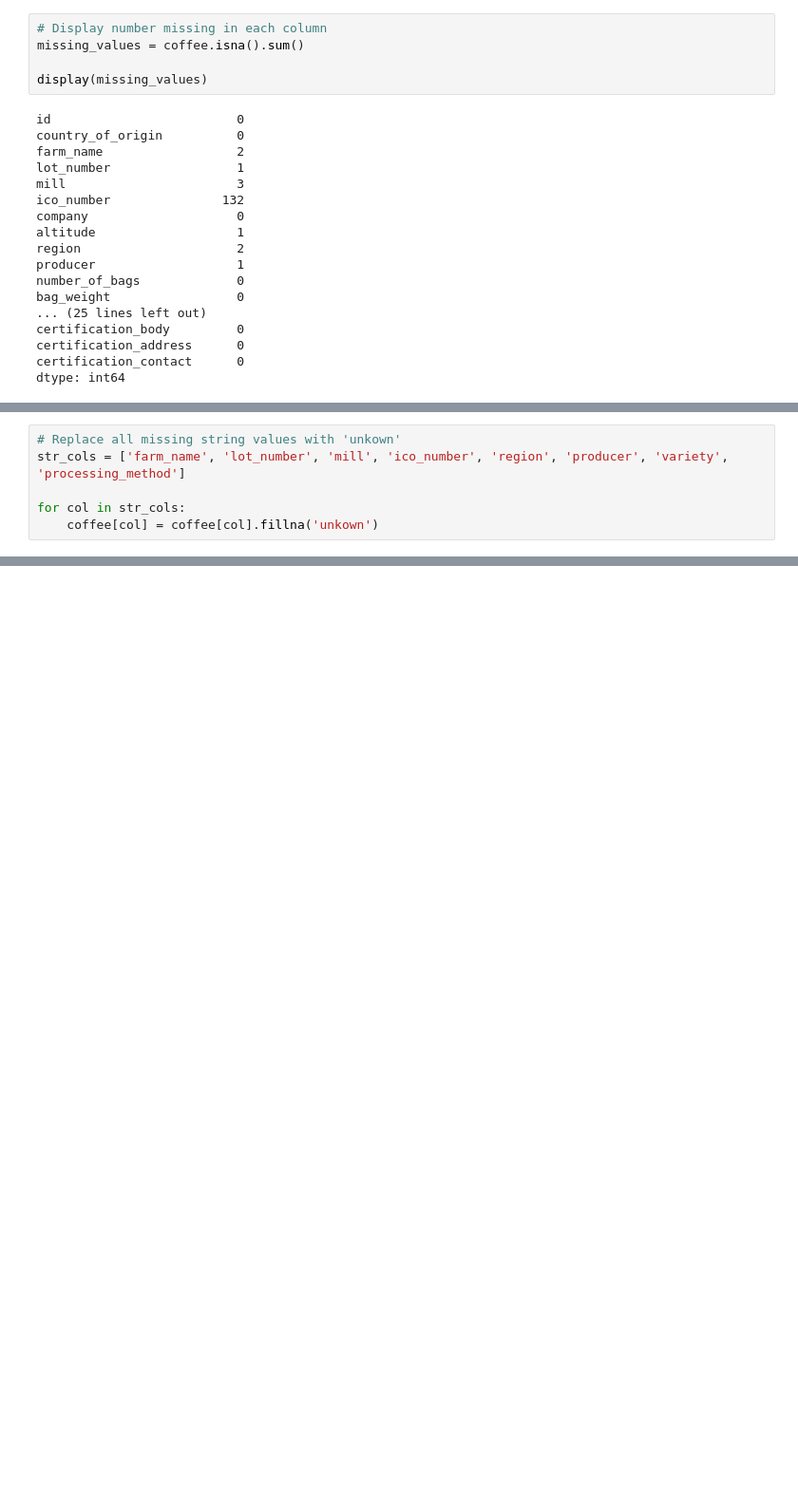
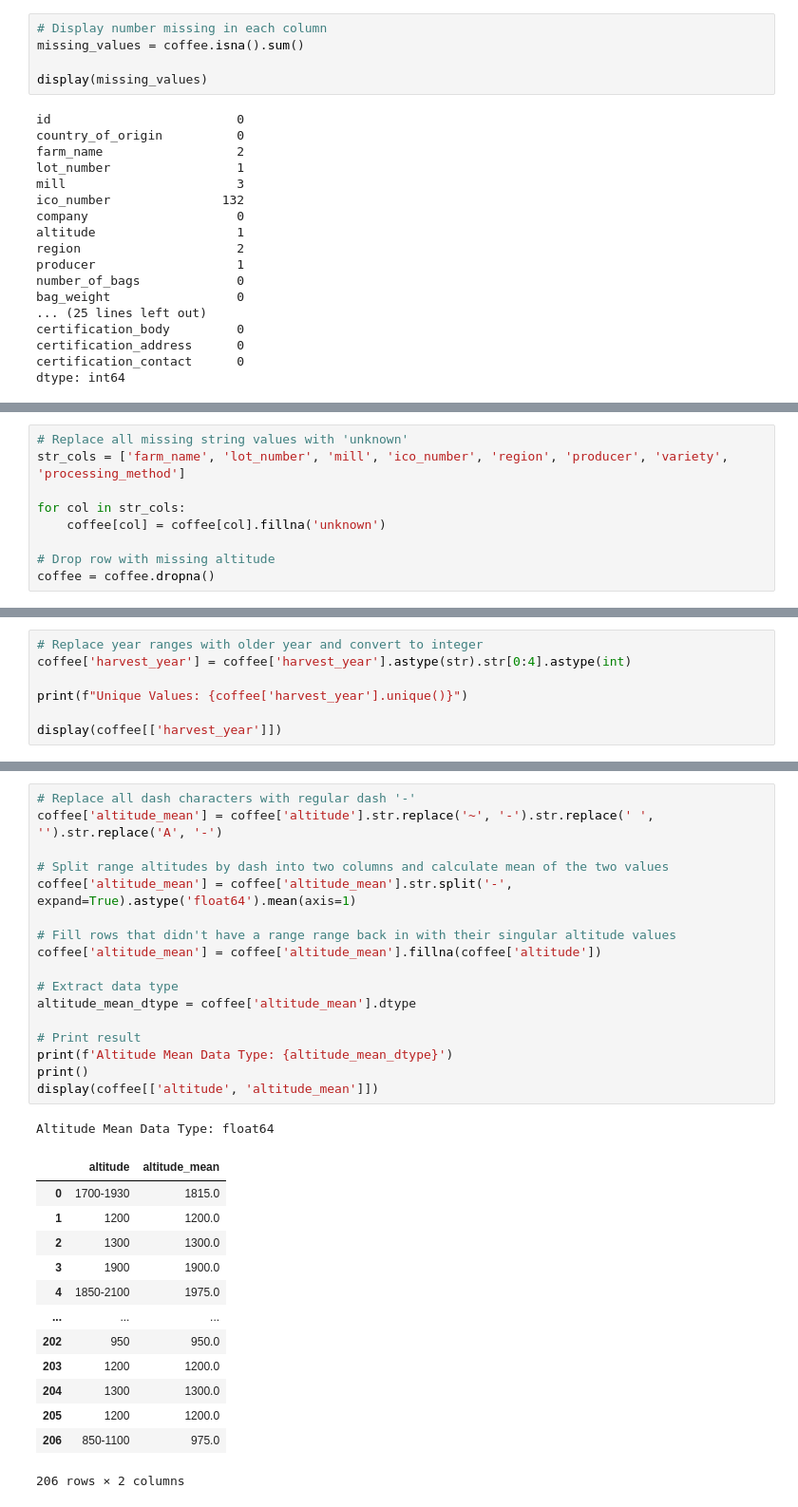
Before and after one commit to kellyshreeve/Coffee_Quality_Visualizations, a Jupyter notebook: coffee_quality_visualizations.ipynb, the cells around one changed output, grey strips where cells are left out. Shown at 95% size. Saved outputs shown, nothing was run; the diff lists cells and outputs as text; blank space fills up the shorter version.

```diff
--- a/coffee_quality_visualizations.ipynb
+++ b/coffee_quality_visualizations.ipynb
@@ -100,7 +109,10 @@ dtype: int64
 # %%
-# Replace all missing string values with 'unkown'
+# Replace all missing string values with 'unknown'
 str_cols = ['farm_name', 'lot_number', 'mill', 'ico_number', 'region', 'producer', 'variety', 'processing_method']
 
 for col in str_cols:
-    coffee[col] = coffee[col].fillna('unkown')
+    coffee[col] = coffee[col].fillna('unknown')
+
+# Drop row with missing altitude
+coffee = coffee.dropna()
 # %%
@@ -127,0 +155,7 @@ dtype: int64
+# %%
+# Replace year ranges with older year and convert to integer
+coffee['harvest_year'] = coffee['harvest_year'].astype(str).str[0:4].astype(int)
+
+print(f"Unique Values: {coffee['harvest_year'].unique()}")
+
+display(coffee[['harvest_year']])
@@ -127,0 +194,32 @@ dtype: int64
+# %%
+# Replace all dash characters with regular dash '-'
+coffee['altitude_mean'] = coffee['altitude'].str.replace('~', '-').str.replace(' ', '').str.replace('A', '-')
+
+# Split range altitudes by dash into two columns and calculate mean of the two values
+coffee['altitude_mean'] = coffee['altitude_mean'].str.split('-', expand=True).astype('float64').mean(axis=1)
+
+# Fill rows that didn't have a range range back in with their singular altitude values
+coffee['altitude_mean'] = coffee['altitude_mean'].fillna(coffee['altitude'])
+
+# Extract data type
+altitude_mean_dtype = coffee['altitude_mean'].dtype
+
+# Print result
+print(f'Altitude Mean Data Type: {altitude_mean_dtype}')
+print()
+display(coffee[['altitude', 'altitude_mean']])
+# %% [output]
+Altitude Mean Data Type: float64
+|  | altitude | altitude_mean |
+| 0 | 1700-1930 | 1815.0 |
+| 1 | 1200 | 1200.0 |
+| 2 | 1300 | 1300.0 |
+| 3 | 1900 | 1900.0 |
+| 4 | 1850-2100 | 1975.0 |
+| ... | ... | ... |
+| 202 | 950 | 950.0 |
+| 203 | 1200 | 1200.0 |
+| 204 | 1300 | 1300.0 |
+| 205 | 1200 | 1200.0 |
+| 206 | 850-1100 | 975.0 |
+206 rows × 2 columns
```
Also changed, not shown: parts of 38 cells of this notebook.
